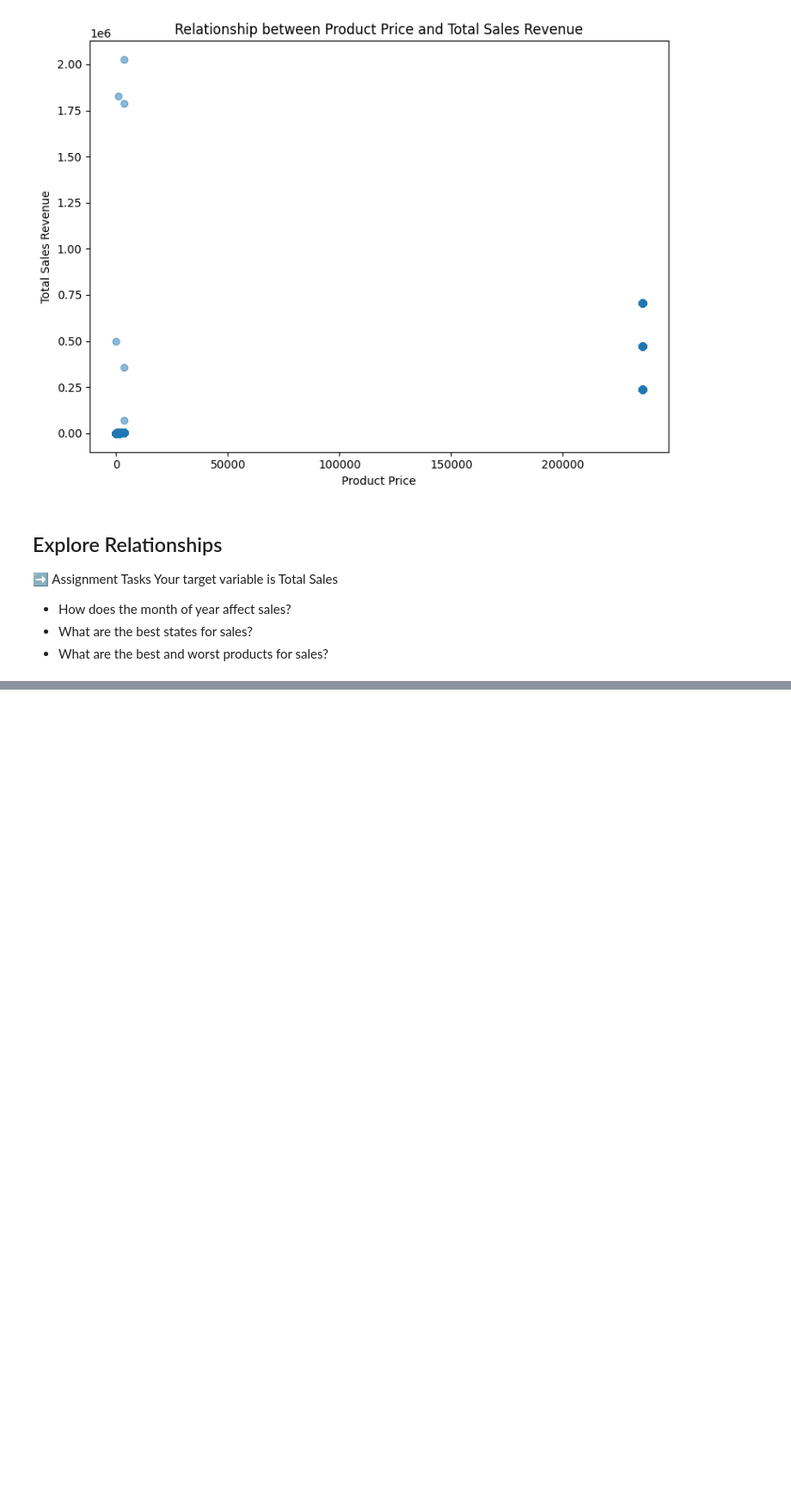
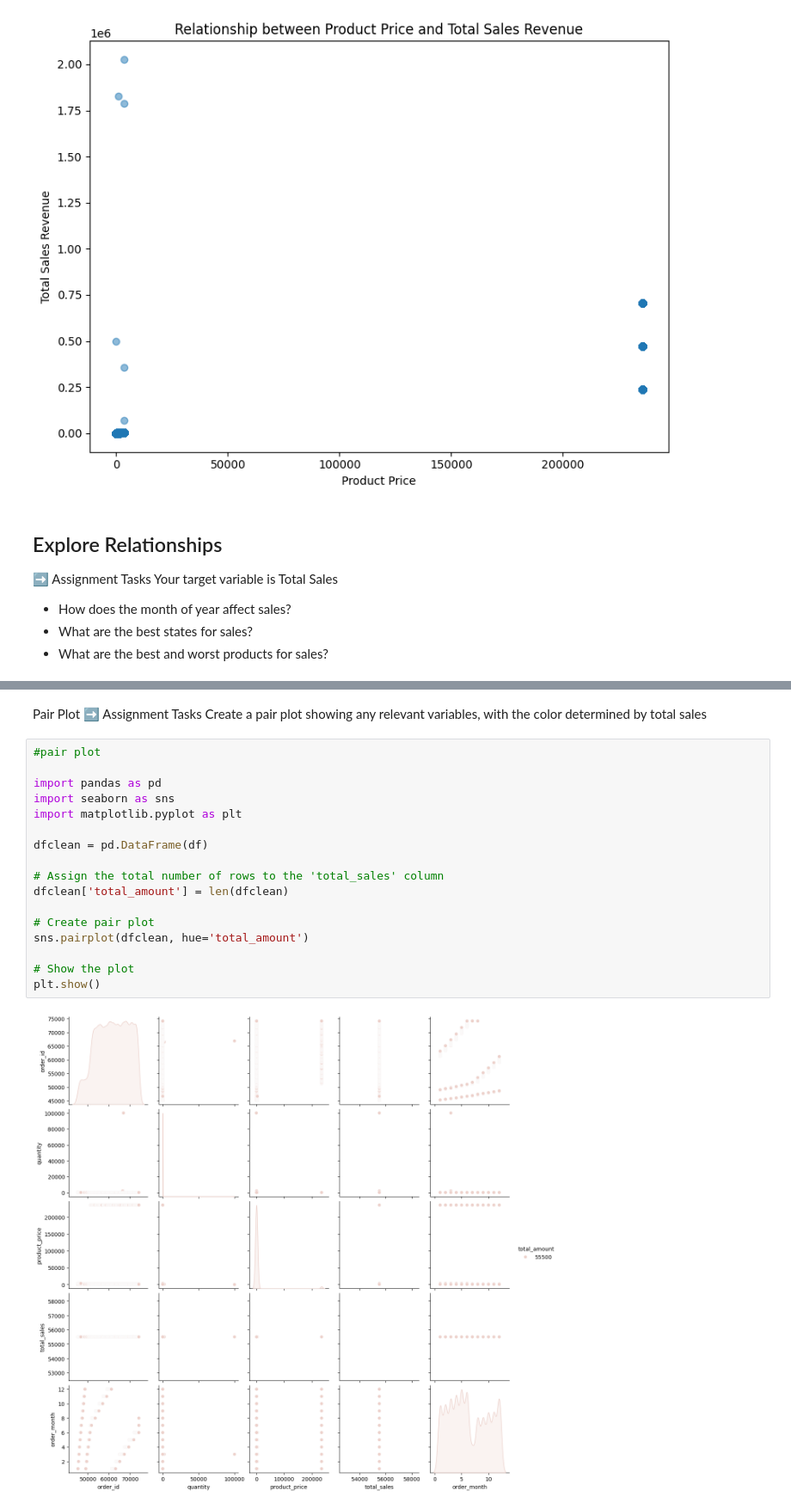
Before and after one commit to sallytran02/IS4487, a Jupyter notebook: lab6_retailer_eda.ipynb, the cells around one changed output, grey strips where cells are left out. Shown at 86% size. Cells and saved outputs as stored; diff of their text form; blank space fills up the shorter version.

```diff
--- a/lab6_retailer_eda.ipynb
+++ b/lab6_retailer_eda.ipynb
@@ -338,3 +335,26 @@ print("Worst Product for Sales:", worst_product)
 # %% [output]
 Best Product for Sales: Half-Finger Gloves, M
 Worst Product for Sales: Racing Socks, L
+# %% [markdown]
+Pair Plot
+➡️ Assignment Tasks
+Create a pair plot showing any relevant variables, with the color determined by total sales
+# %%
+#pair plot
+
+import pandas as pd
+import seaborn as sns
+import matplotlib.pyplot as plt
+
+dfclean = pd.DataFrame(df)
+
+# Assign the total number of rows to the 'total_sales' column
+dfclean['total_amount'] = len(dfclean)
+
+# Create pair plot
+sns.pairplot(dfclean, hue='total_amount')
+
+# Show the plot
+plt.show()
+# %% [output]
+[figure, added]
```
Also changed, not shown: parts of 7 cells of this notebook.
